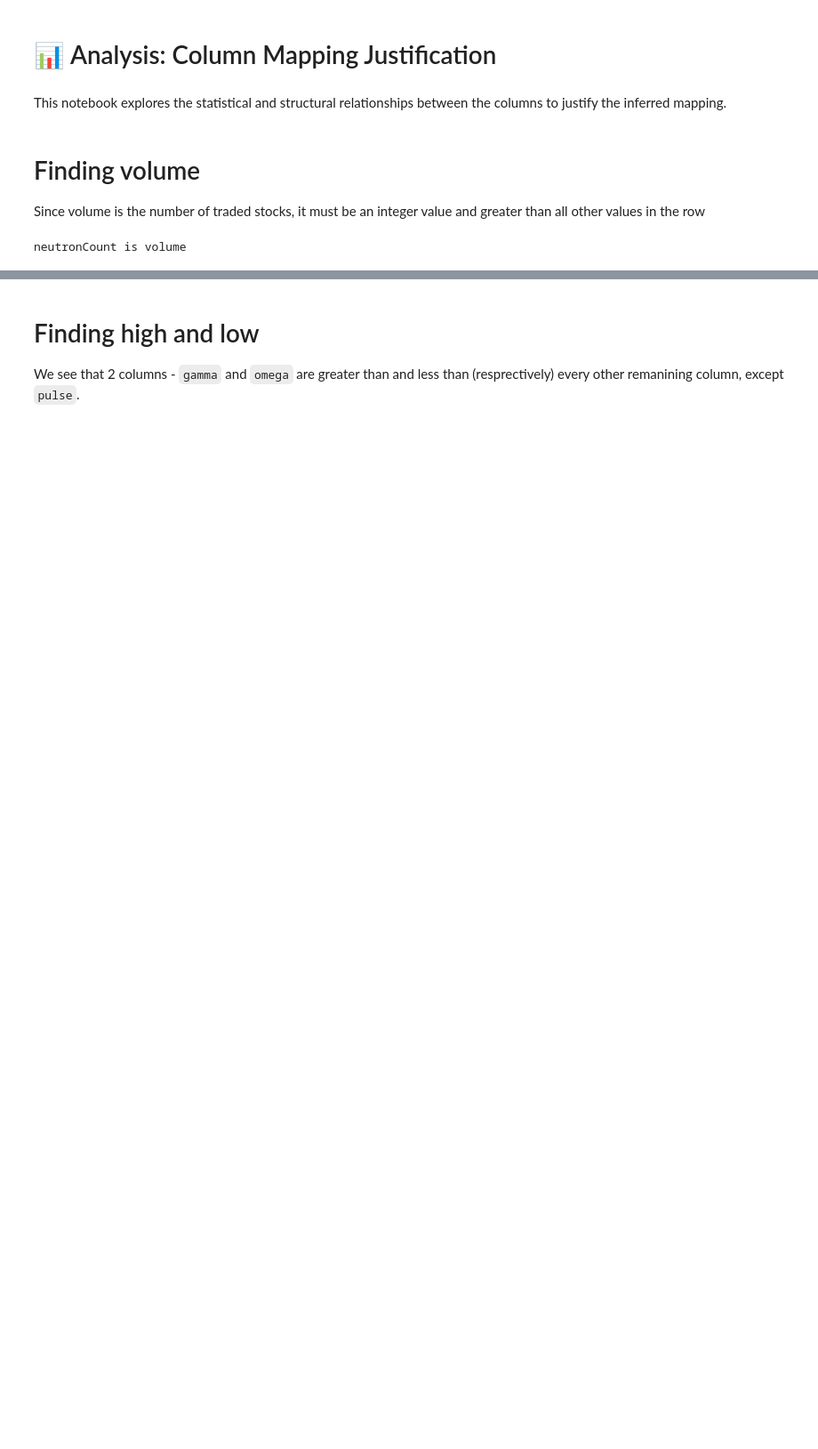
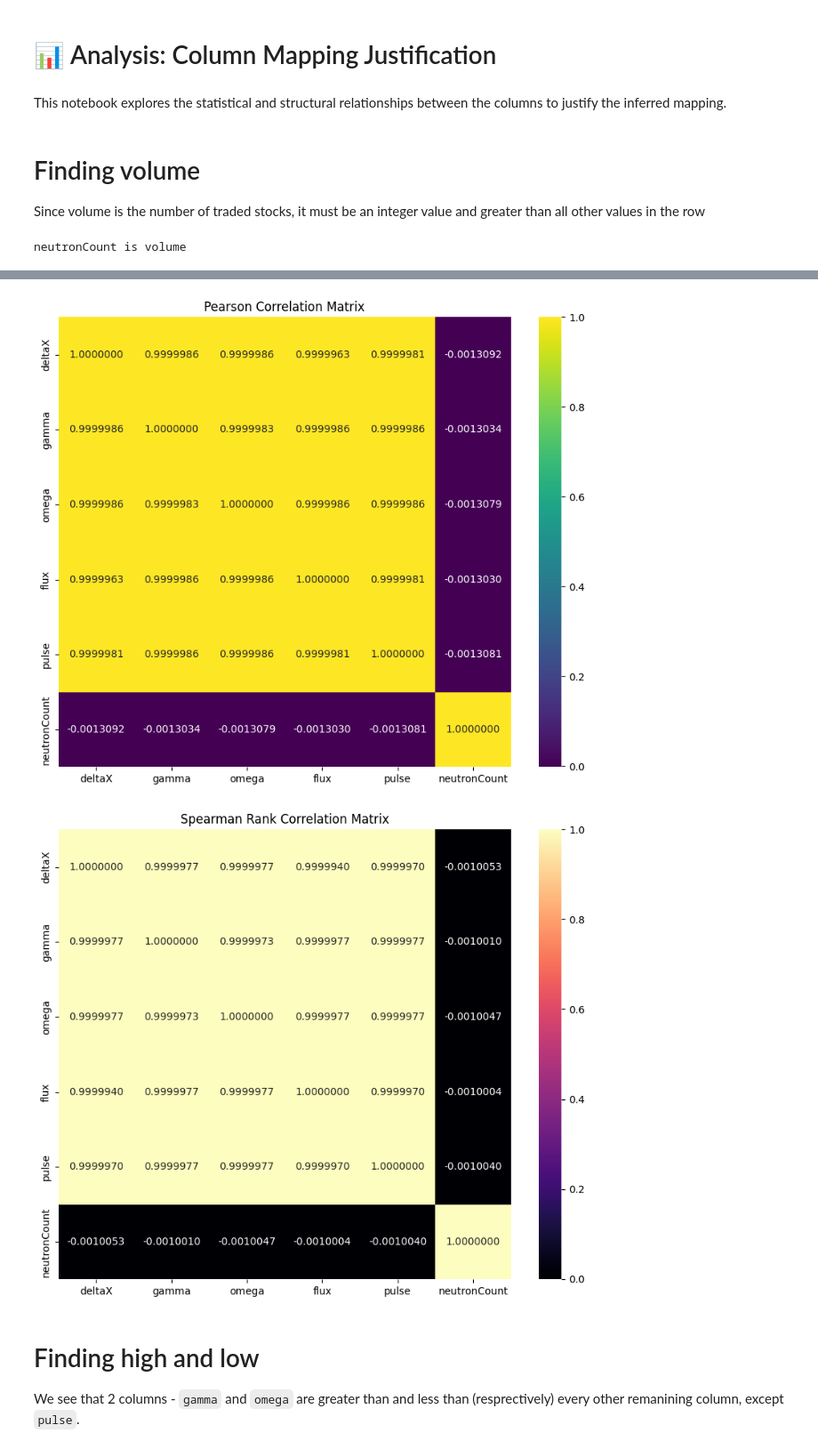
Before and after one commit to raveeshvyas/APT-Assignment, a Jupyter notebook: assessment_01/analysis.ipynb, the cells around one changed output, grey strips where cells are left out. Shown: that part at 89% size. Cells and saved outputs as stored; diff of their text form; code cells hidden in the pictures; blank space fills up the shorter version.

```diff
--- a/assessment_01/analysis.ipynb
+++ b/assessment_01/analysis.ipynb
@@ -21,3 +145,8 @@ neutronCount is volume
+# %%
+plot_correlations(df)
+# %% [output]
+[figure, added]
+[figure, added]
 # %% [markdown]
 # Finding high and low
 We see that 2 columns - `gamma` and `omega` are greater than and less than (resprectively) every other remanining column, except `pulse`.
```
Also changed, not shown: parts of 17 cells of this notebook, 8 other files.
